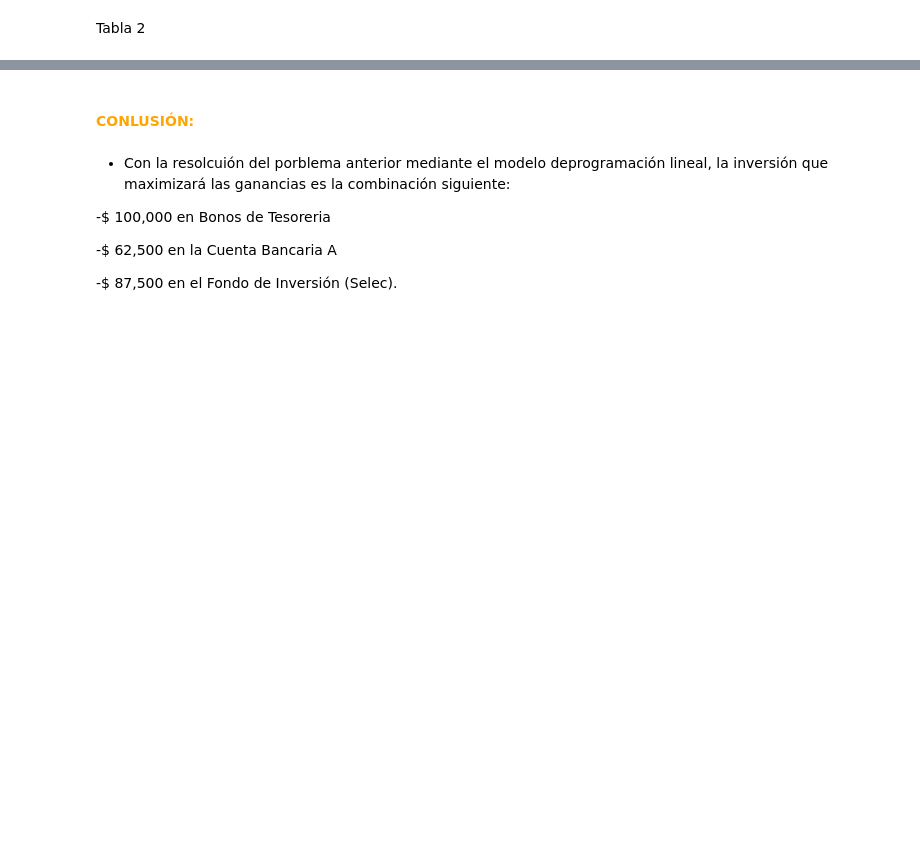
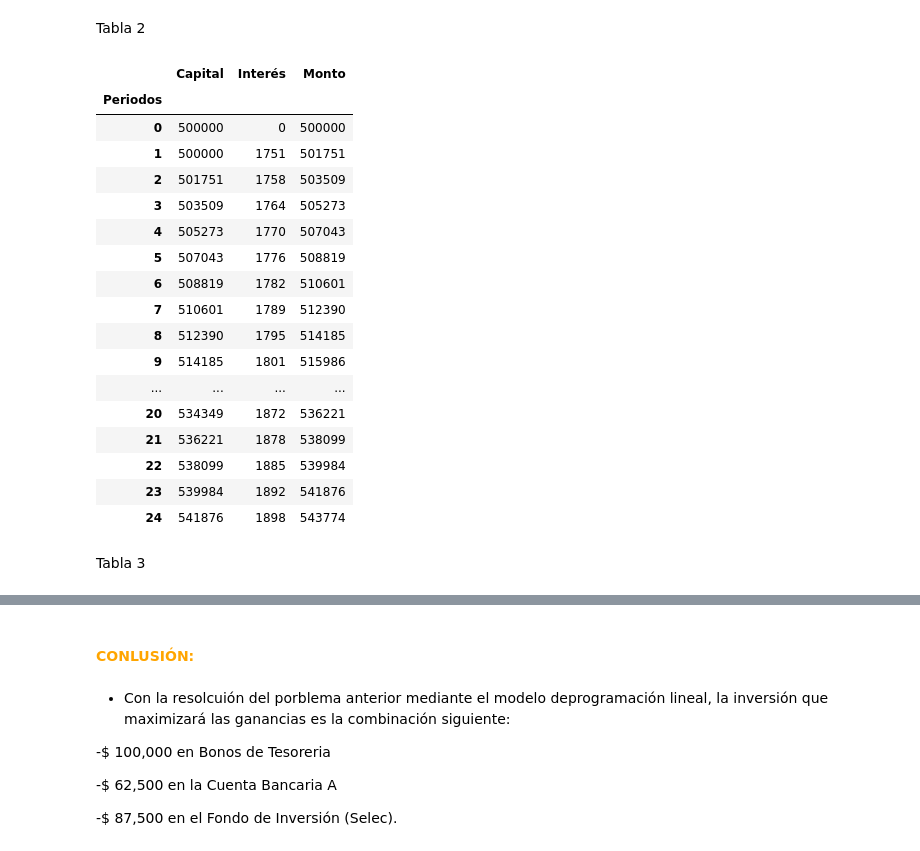
Before and after one commit to leoacg/Simulaci-n, a Jupyter notebook: Proyecto Parcial 2.ipynb, the cells around one changed output, grey strips where cells are left out. Saved outputs shown, nothing was run; the diff lists cells and outputs as text; code cells hidden in the pictures; blank space fills up the shorter version.

Commit message:
Tablas C.B
Tablas

```diff
--- a/Proyecto Parcial 2.ipynb
+++ b/Proyecto Parcial 2.ipynb
@@ -209,3 +217,26 @@ tabla2 = pd.DataFrame({'Monto':[500000,Y_2[1],Y_2[2],Y_2[3],Y_2[4],Y_2[5],Y_2[6]
                                b5,b6,b7,b8,b9,c1,c2,c3,c4,c5,c6]} ,columns = ['Capital', 'Interés', 'Monto'])
 
 tabla2.index.name='Periodos'
+# %%
+tabla2
+# %% [output]
+|  | Capital | Interés | Monto |
+| Periodos |  |  |  |
+| 0 | 500000 | 0 | 500000 |
+| 1 | 500000 | 1751 | 501751 |
+| 2 | 501751 | 1758 | 503509 |
+| 3 | 503509 | 1764 | 505273 |
+| 4 | 505273 | 1770 | 507043 |
+| 5 | 507043 | 1776 | 508819 |
+| 6 | 508819 | 1782 | 510601 |
+| 7 | 510601 | 1789 | 512390 |
+| 8 | 512390 | 1795 | 514185 |
+| 9 | 514185 | 1801 | 515986 |
+| ... | ... | ... | ... |
+| 20 | 534349 | 1872 | 536221 |
+| 21 | 536221 | 1878 | 538099 |
+| 22 | 538099 | 1885 | 539984 |
+| 23 | 539984 | 1892 | 541876 |
+| 24 | 541876 | 1898 | 543774 |
+# %% [markdown]
+Tabla 3
```
Also changed, not shown: parts of 3 cells of this notebook.
